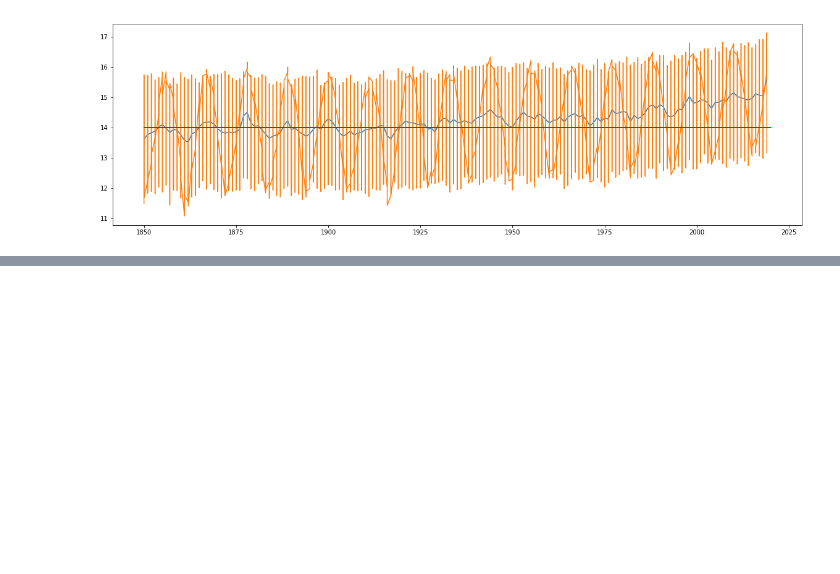
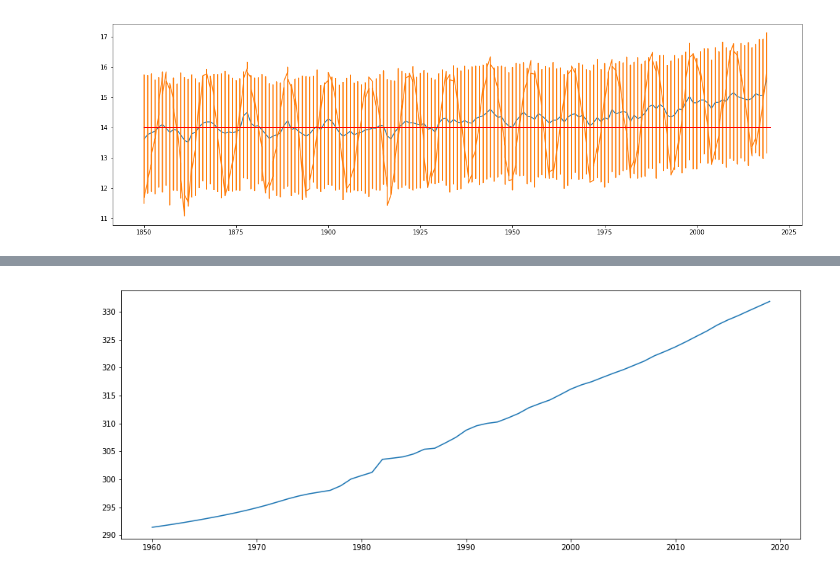
Before and after one commit to Kamaleshwar-Ravichandran/Analysing-Global-Warming-using-Python, a Jupyter notebook: Final_Project.ipynb, the cells around one changed output, grey strips where cells are left out. Saved outputs shown, nothing was run; the diff lists cells and outputs as text; code cells hidden in the pictures; blank space fills up the shorter version.

```diff
--- a/Final_Project.ipynb
+++ b/Final_Project.ipynb
@@ -105,0 +163,5 @@ plt.plot(co2_temp['Year'],co2_temp['Co2_interpolated']);
+# %%
+plt.figure(figsize=(16,6))
+plt.plot(greenhouse_gas['Year'],greenhouse_gas['n2o_interpolated']);
+# %% [output]
+[figure, added]
```
Also changed, not shown: parts of 21 cells of this notebook.
